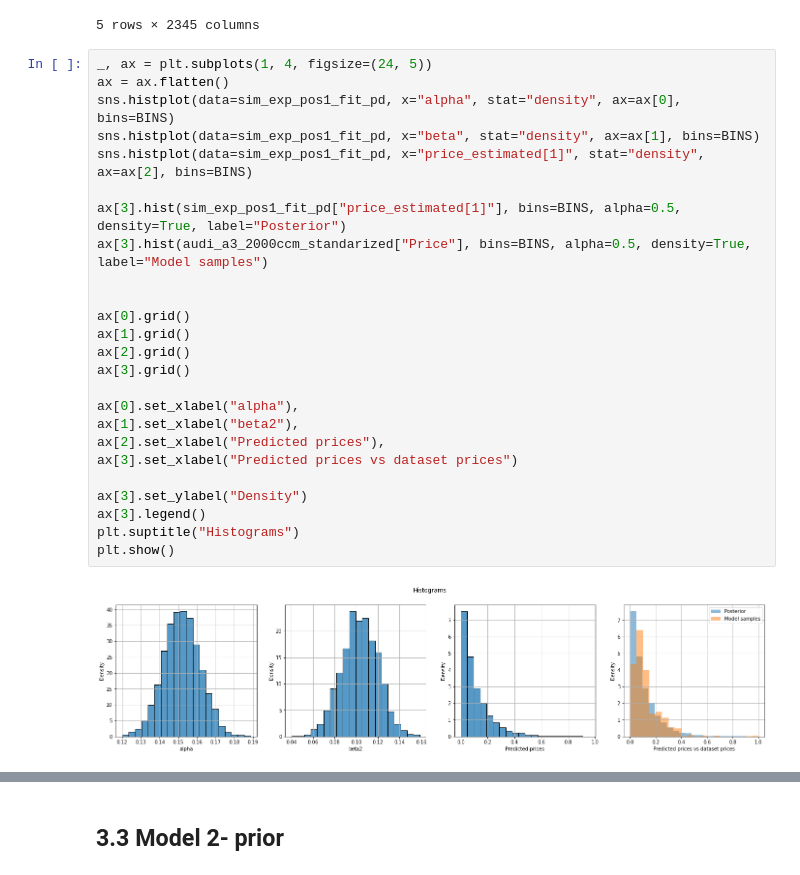
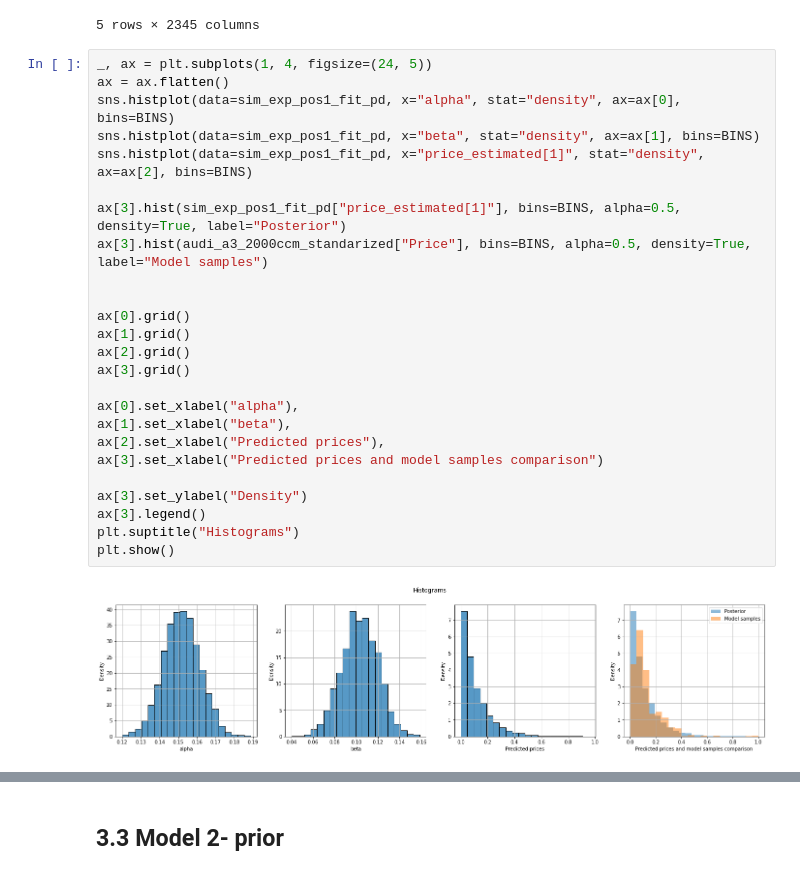
Before and after one commit to Karolina0110/DA, a Jupyter notebook: project/main_notebook.ipynb, the cells around one changed output, grey strips where cells are left out. Saved outputs shown, nothing was run; the diff lists cells and outputs as text.

```diff
--- a/project/main_notebook.ipynb
+++ b/project/main_notebook.ipynb
@@ -446,27 +462,27 @@ Consider re-running with show_console=True if the above output is unclear!
 # %%
 _, ax = plt.subplots(1, 4, figsize=(24, 5))
 ax = ax.flatten()
 sns.histplot(data=sim_exp_pos1_fit_pd, x="alpha", stat="density", ax=ax[0], bins=BINS)
 sns.histplot(data=sim_exp_pos1_fit_pd, x="beta", stat="density", ax=ax[1], bins=BINS)
 sns.histplot(data=sim_exp_pos1_fit_pd, x="price_estimated[1]", stat="density", ax=ax[2], bins=BINS)
 
 ax[3].hist(sim_exp_pos1_fit_pd["price_estimated[1]"], bins=BINS, alpha=0.5, density=True, label="Posterior")
 ax[3].hist(audi_a3_2000ccm_standarized["Price"], bins=BINS, alpha=0.5, density=True, label="Model samples")
 
 
 ax[0].grid()
 ax[1].grid()
 ax[2].grid()
 ax[3].grid()
 
 ax[0].set_xlabel("alpha"),
-ax[1].set_xlabel("beta2"),
+ax[1].set_xlabel("beta"),
 ax[2].set_xlabel("Predicted prices"),
-ax[3].set_xlabel("Predicted prices vs dataset prices")
+ax[3].set_xlabel("Predicted prices and model samples comparison")
 
 ax[3].set_ylabel("Density")
 ax[3].legend()
 plt.suptitle("Histograms")
 plt.show()
 # %% [output]
-[figure, old version]
+[figure, new version]
```
Also changed, not shown: parts of 4 cells of this notebook.
